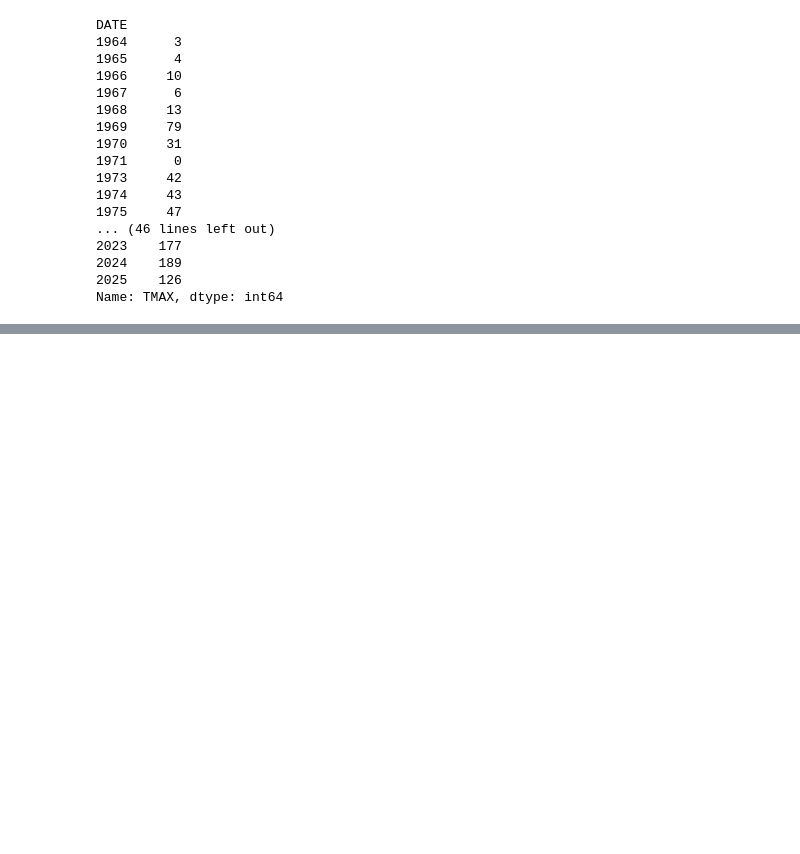
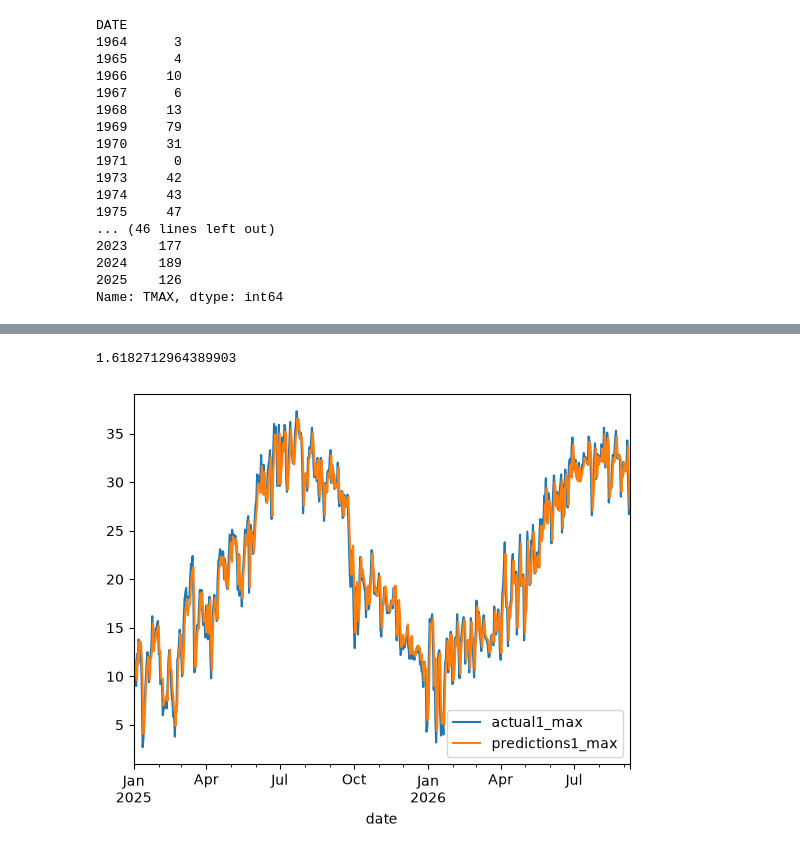
Before and after one commit to congiants/Temperature_Predictor, a Jupyter notebook: notebooks/tinkering_data.ipynb, the cells around one changed output, grey strips where cells are left out. Drawn from its saved outputs; the diff is of its cells as text; code cells hidden in the pictures; blank space fills up the shorter version.

```diff
--- a/notebooks/tinkering_data.ipynb
+++ b/notebooks/tinkering_data.ipynb
@@ -145,0 +300,29 @@ Name: TMAX, dtype: int64
+# %%
+core_weather["daily_avg_offset_max"] = core_weather["temp_c_max"] - core_weather["avg_max_month"]
+core_weather["daily_avg_offset_min"] = core_weather["temp_c_min"] - core_weather["avg_max_month"]
+# %%
+core_weather["daily_range"] = core_weather["temp_c_max"] - core_weather["temp_c_min"]
+# %%
+#Ridge useful when independent variables are highly correlated
+
+#Minimizes ||y - Xw||^2_2 + alpha * ||w||^2_2
+reg1_max = Ridge(alpha=.1)
+reg1_min = Ridge(alpha=.1)
+
+reg2_max = Ridge(alpha=.1)
+reg2_min = Ridge(alpha=.1)
+
+reg3_max = Ridge(alpha=.1)
+reg3_min = Ridge(alpha=.1)
+
+reg4_max = Ridge(alpha=.1)
+reg4_min = Ridge(alpha=.1)
+
+reg5_max = Ridge(alpha=.1)
+reg5_min = Ridge(alpha=.1)
+
+reg6_max = Ridge(alpha=.1)
+reg6_min = Ridge(alpha=.1)
+
+reg7_max = Ridge(alpha=.1)
+reg7_min = Ridge(alpha=.1)
@@ -145,0 +442,10 @@ Name: TMAX, dtype: int64
+# %%
+#Better results with these predictors
+predictors = ["temp_c_max", "temp_c_min", "avg_max_month", "daily_avg_offset_max"]
+error1_max, score1_max, combined1_max, error2_max, score2_max, combined2_max, error3_max, score3_max, combined3_max, error4_max, score4_max, combined4_max, error5_max, score5_max, combined5_max, error6_max, score6_max, combined6_max, error7_max, score7_max, combined7_max =create_prediction_max (predictors, core_weather, reg1_max, reg2_max, reg3_max, reg4_max, reg5_max, reg6_max, reg7_max)
+# %%
+combined1_max.plot()
+error1_max
+# %% [output]
+1.6182712964389903
+[figure, added]
```
Also changed, not shown: parts of 24 cells of this notebook, 1 other file.
